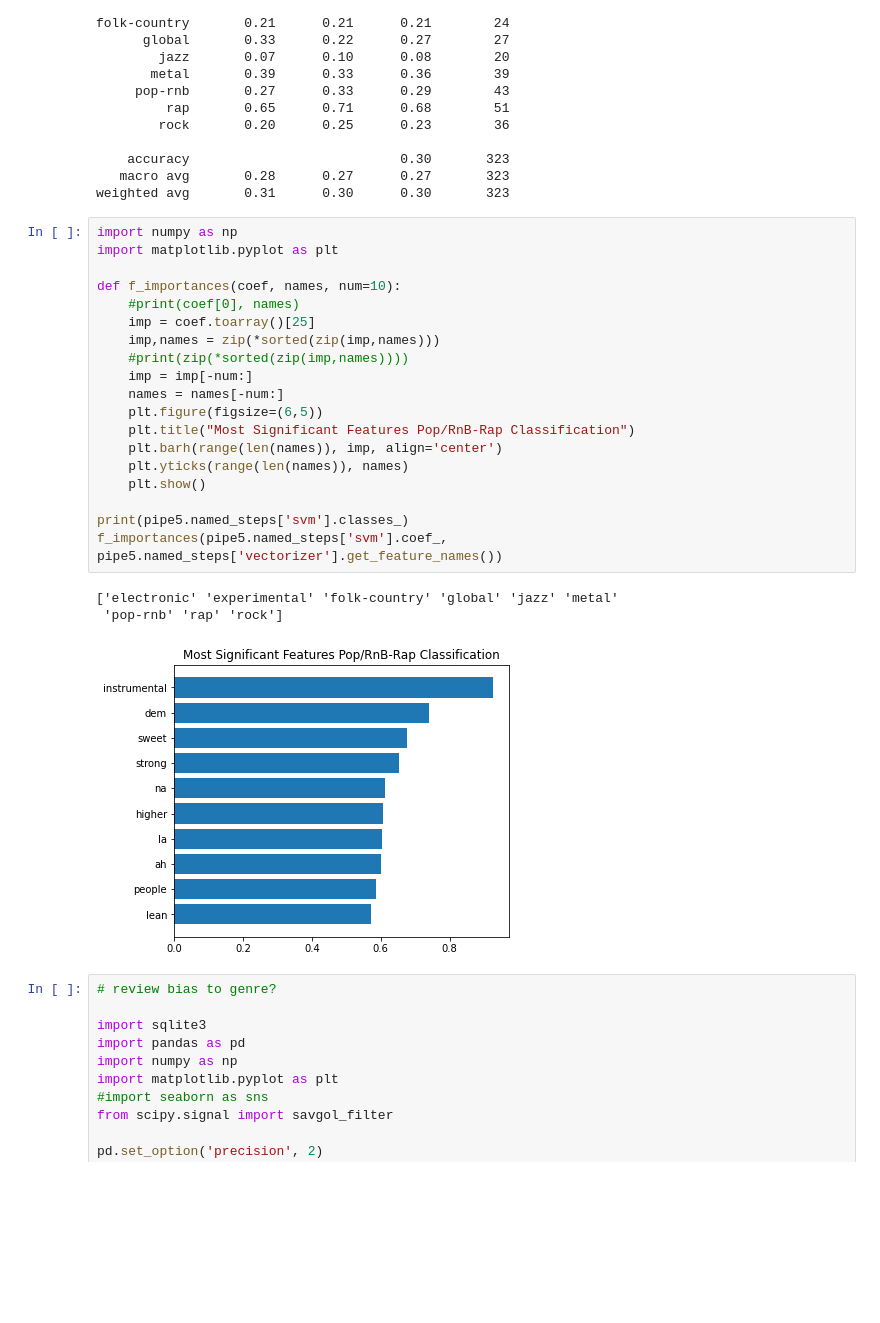
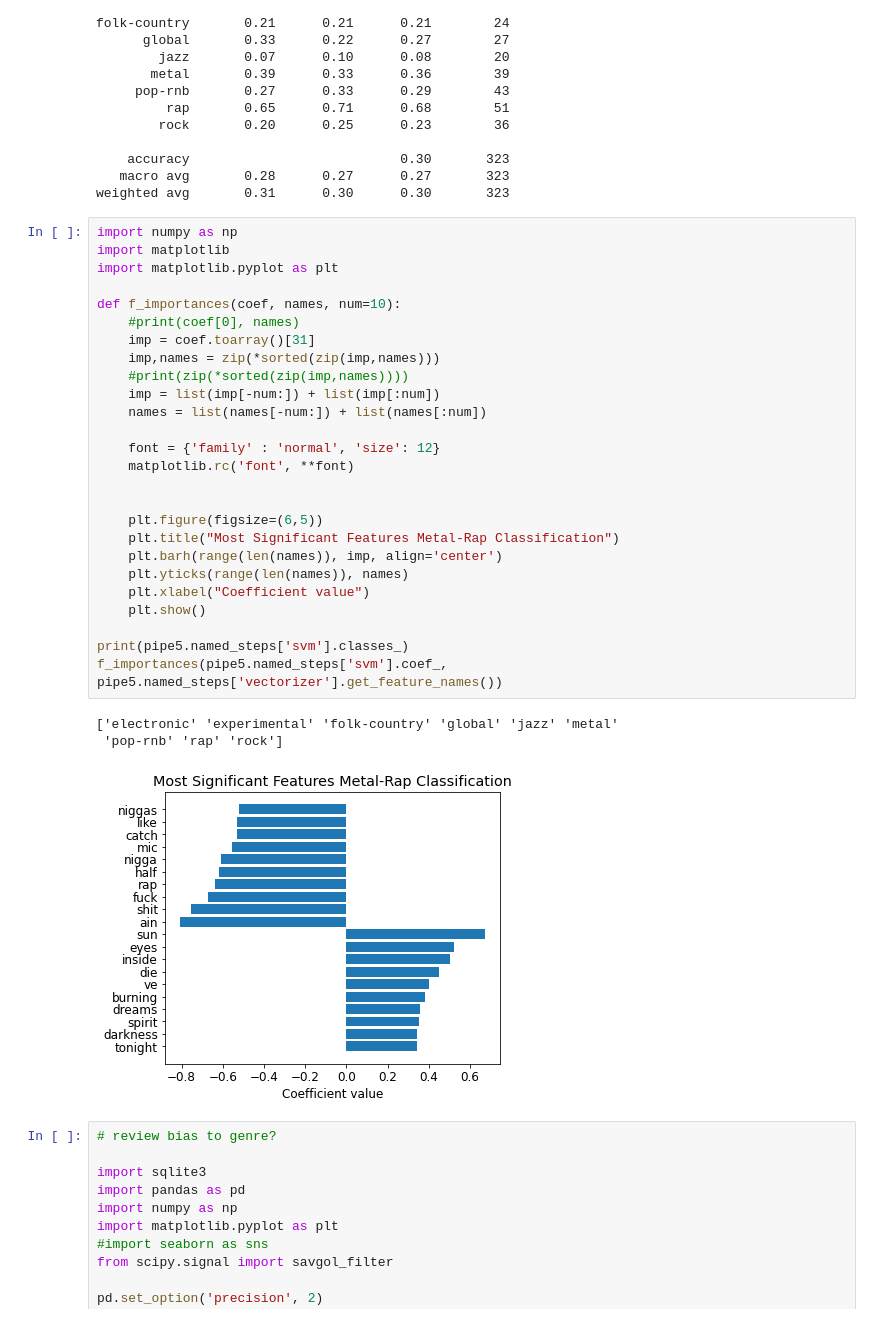
Before and after one commit to obsqyr/TDDE16-project, a Jupyter notebook: lyrics-classifier.ipynb, the cells around one changed output. Drawn from its saved outputs; the diff is of its cells as text; blank space fills up the shorter version.

Commit message:
new figures

```diff
--- a/lyrics-classifier.ipynb
+++ b/lyrics-classifier.ipynb
@@ -457,27 +457,34 @@ folk-country       0.21      0.21      0.21        24
 weighted avg       0.31      0.30      0.30       323
 # %%
 import numpy as np
+import matplotlib
 import matplotlib.pyplot as plt
 
 def f_importances(coef, names, num=10):
     #print(coef[0], names)
-    imp = coef.toarray()[25]
+    imp = coef.toarray()[31]
     imp,names = zip(*sorted(zip(imp,names)))
     #print(zip(*sorted(zip(imp,names))))
-    imp = imp[-num:]
-    names = names[-num:]
+    imp = list(imp[-num:]) + list(imp[:num])
+    names = list(names[-num:]) + list(names[:num])
+
+    font = {'family' : 'normal', 'size': 12}
+    matplotlib.rc('font', **font)
+
+
     plt.figure(figsize=(6,5))
-    plt.title("Most Significant Features Pop/RnB-Rap Classification")
+    plt.title("Most Significant Features Metal-Rap Classification")
     plt.barh(range(len(names)), imp, align='center')
     plt.yticks(range(len(names)), names)
+    plt.xlabel("Coefficient value")
     plt.show()
 
 print(pipe5.named_steps['svm'].classes_)
 f_importances(pipe5.named_steps['svm'].coef_, pipe5.named_steps['vectorizer'].get_feature_names())
 # %% [output]
 ['electronic' 'experimental' 'folk-country' 'global' 'jazz' 'metal'
  'pop-rnb' 'rap' 'rock']
-[figure, old version]
+[figure, new version]
 # %%
 # review bias to genre?
 
```
Also changed, not shown: 2 other files.
